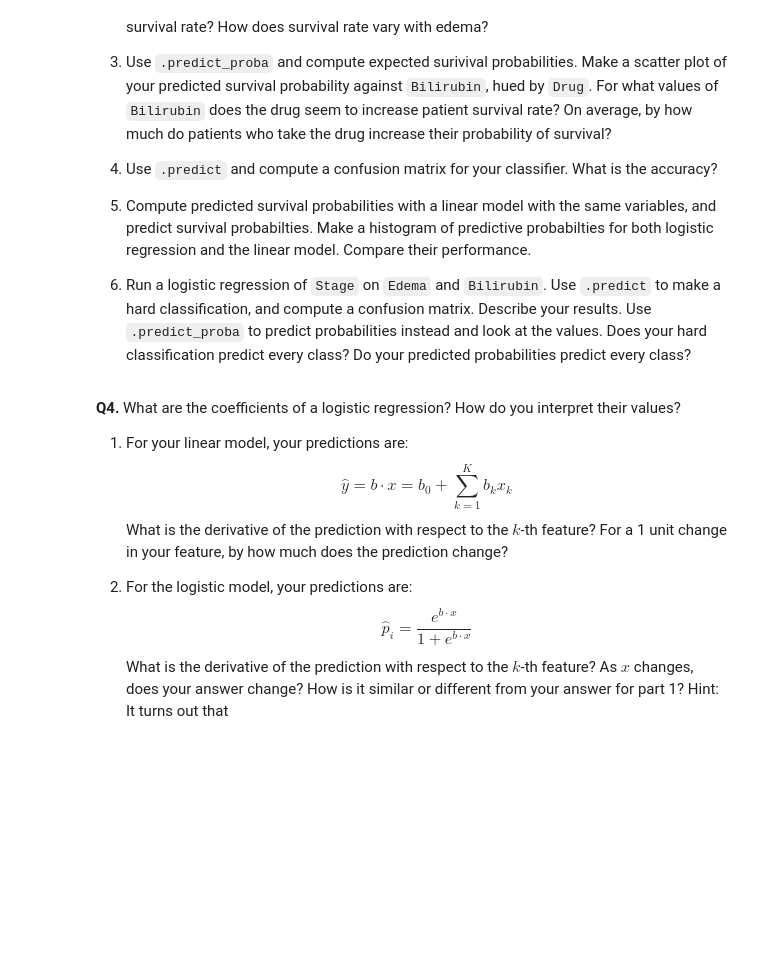
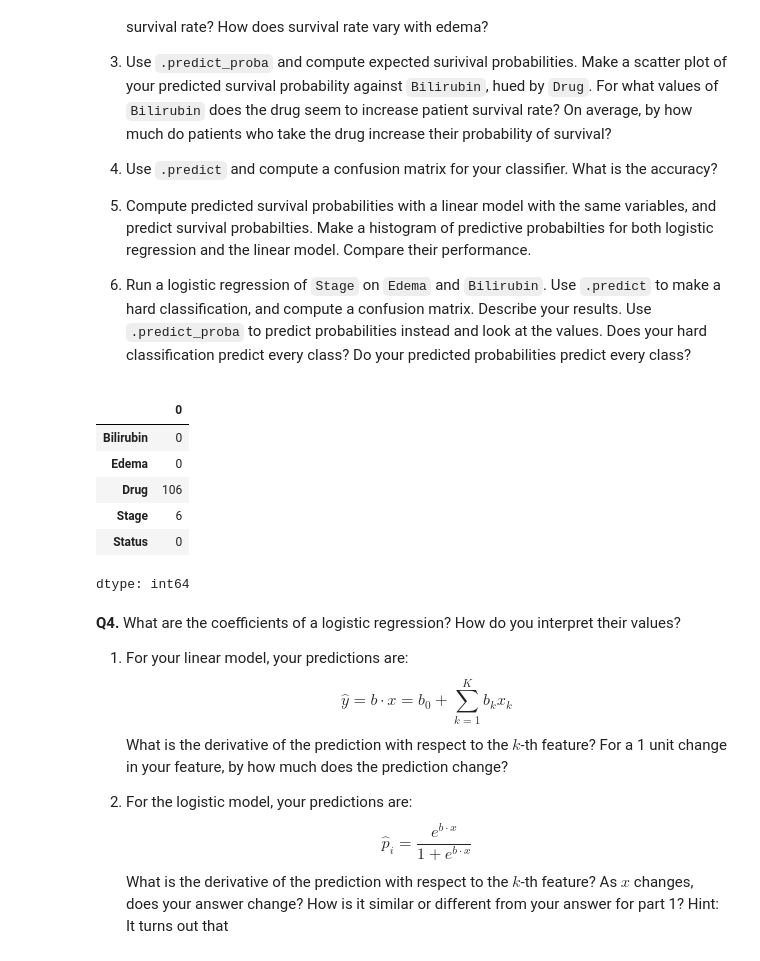
Before and after one commit to AlxScottt/undergrad_ml_assignments, a Jupyter notebook: 05_assignment_glm.ipynb, the cells around one changed output. Drawn from its saved outputs; the diff is of its cells as text; code cells hidden in the pictures; blank space fills up the shorter version.

```diff
--- a/05_assignment_glm.ipynb
+++ b/05_assignment_glm.ipynb
@@ -89,6 +235,25 @@ The relevant data are:
 5. Compute predicted survival probabilities with a linear model with the same variables, and predict survival probabilties. Make a histogram of predictive probabilties for both logistic regression and the linear model. Compare their performance.
 
 6. Run a logistic regression of `Stage` on `Edema` and `Bilirubin`. Use `.predict` to make a hard classification, and compute a confusion matrix. Describe your results. Use `.predict_proba` to predict probabilities instead and look at the values. Does your hard classification predict every class? Do your predicted probabilities predict every class?
+# %%
+#1
+import pandas as pd
+
+df = pd.read_csv("cirrhosis.csv")
+
+cols = ["Bilirubin", "Edema", "Drug", "Stage", "Status"]
+df = df[cols]
+# %%
+#1 contuiend queen
+df.isna().sum() #only drug is missig
+# %% [output]
+|  | 0 |
+| Bilirubin | 0 |
+| Edema | 0 |
+| Drug | 106 |
+| Stage | 6 |
+| Status | 0 |
+dtype: int64
 # %% [markdown]
 **Q4.** What are the coefficients of a logistic regression? How do you interpret their values?
 
```
Also changed, not shown: parts of 20 cells of this notebook.
